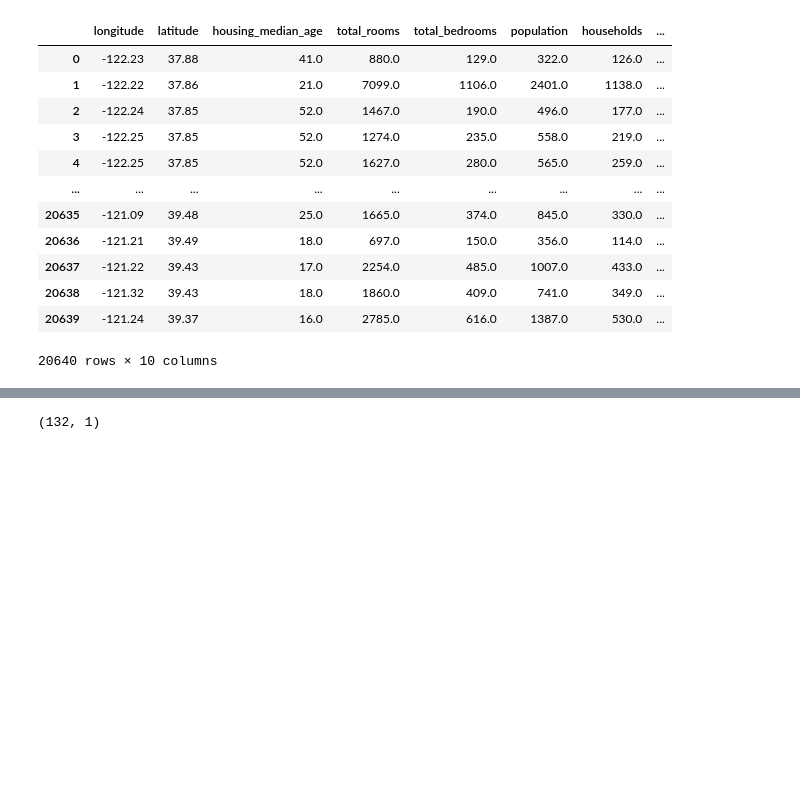
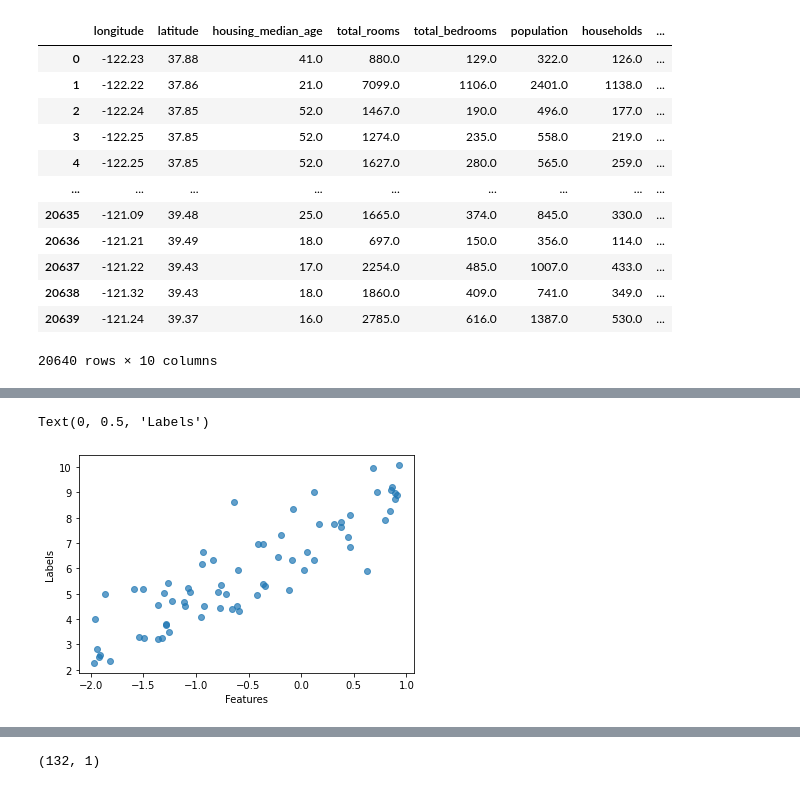
Before and after one commit to mouhagaye/ProjetPythonSIGMA, a Jupyter notebook: Projet Python Descent Gradient.ipynb, the cells around one changed output, grey strips where cells are left out. Cells and saved outputs as stored; diff of their text form; code cells hidden in the pictures; blank space fills up the shorter version.

```diff
--- a/Projet Python Descent Gradient.ipynb
+++ b/Projet Python Descent Gradient.ipynb
@@ -305,10 +609,13 @@ X_train.shape
 # %%
 import matplotlib.pyplot as plt
 # %%
-#plt.figure()
-#plt.scatter(X_train,y_train,alpha = 0.7)
-#plt.xlabel('Features')
-#plt.ylabel('Labels')
+plt.figure()
+plt.scatter(X_train,y_train,alpha = 0.7)
+plt.xlabel('Features')
+plt.ylabel('Labels')
+# %% [output]
+Text(0, 0.5, 'Labels')
+[figure, added]
 # %%
 g.fit(X_train,y_train)
 # %% [output]
```
Also changed, not shown: parts of 24 cells of this notebook, 1 other file.
